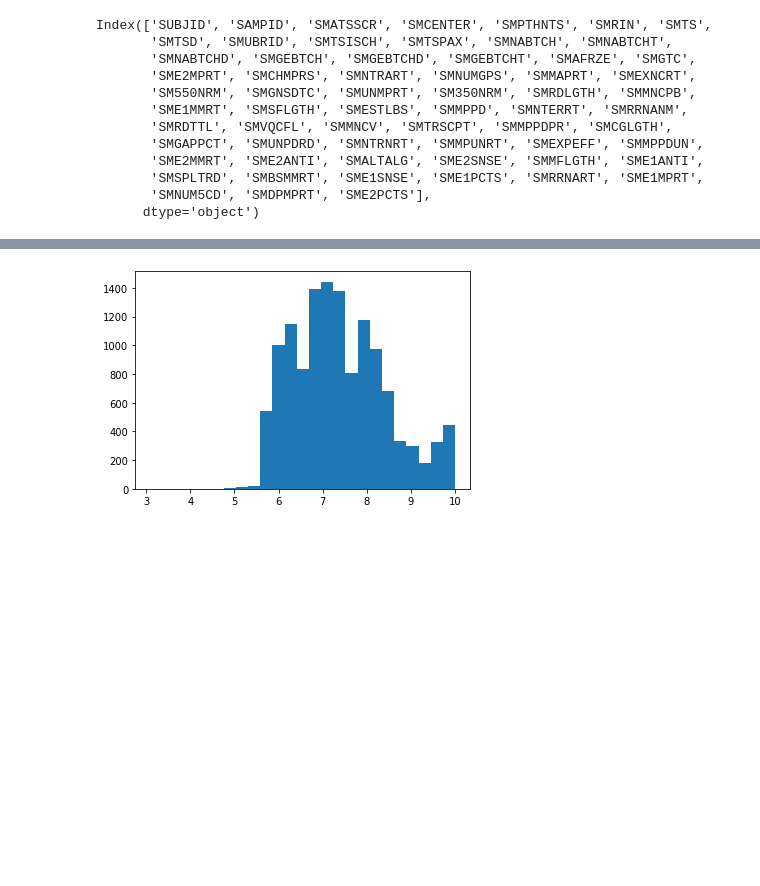
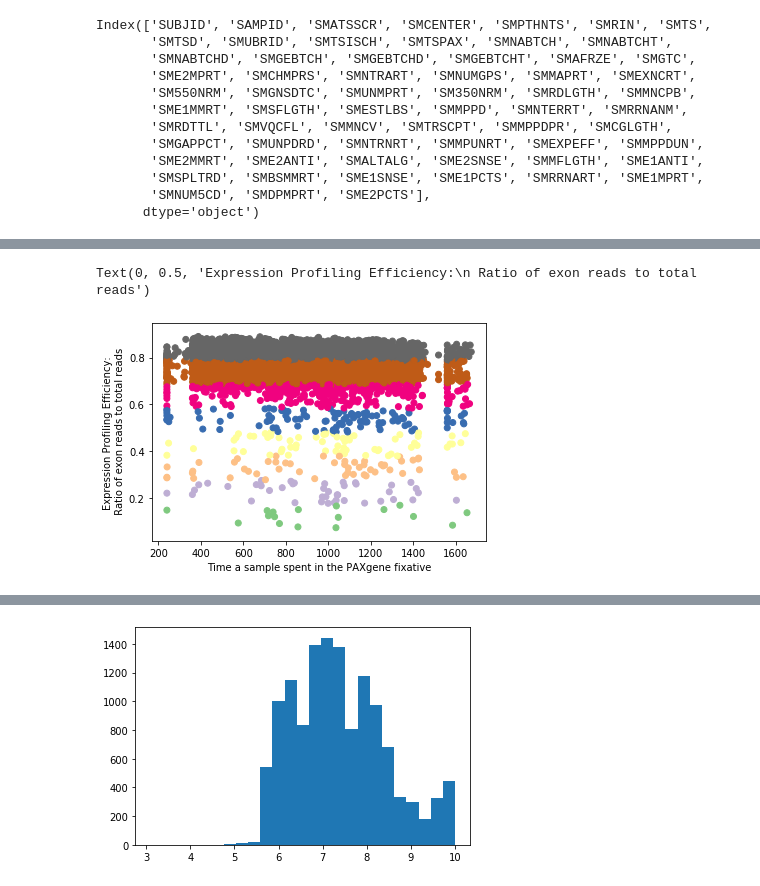
Before and after one commit to farzad-yousefi/Institute-for-System-Biology--Cancer-Genome-Cloud, a Jupyter notebook: Untitled1.ipynb, the cells around one changed output, grey strips where cells are left out. Cells and saved outputs as stored; diff of their text form; code cells hidden in the pictures; blank space fills up the shorter version.

```diff
--- a/Untitled1.ipynb
+++ b/Untitled1.ipynb
@@ -71,0 +215,7 @@ memory usage: 7.3+ MB
+# %%
+plt.scatter(df['SMTSPAX'], df['SMEXPEFF'], c = df['SMEXPEFF'], cmap = 'Accent')
+plt.xlabel('Time a sample spent in the PAXgene fixative')
+plt.ylabel('Expression Profiling Efficiency:\n Ratio of exon reads to total reads')
+# %% [output]
+Text(0, 0.5, 'Expression Profiling Efficiency:\n Ratio of exon reads to total reads')
+[figure, added]
```
Also changed, not shown: parts of 58 cells of this notebook.
